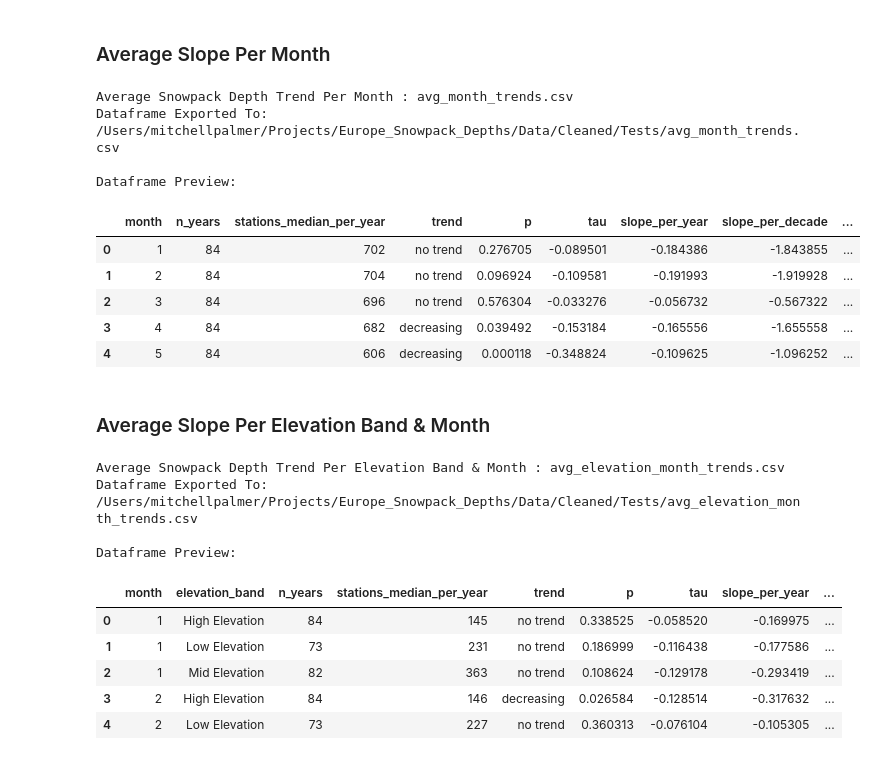
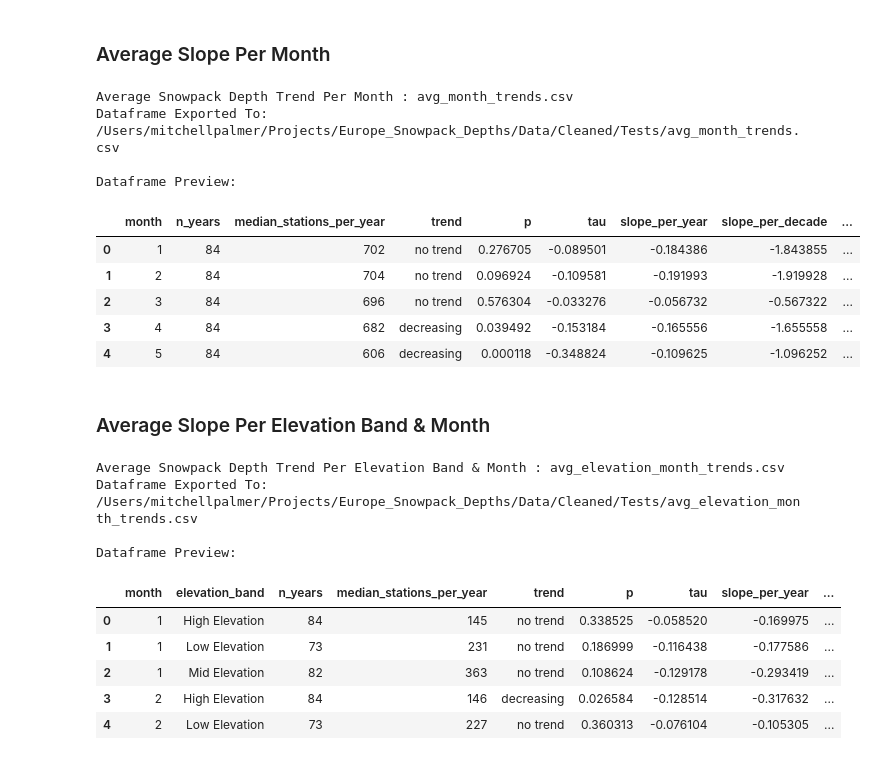
Before and after one commit to Mitch-P-Analyst/Europe_Snowpack_Depths, a Jupyter notebook: Notebooks/03_Statistical_Testing.ipynb, the cells around one changed output. Saved outputs shown, nothing was run; the diff lists cells and outputs as text; code cells hidden in the pictures.

```diff
--- a/Notebooks/03_Statistical_Testing.ipynb
+++ b/Notebooks/03_Statistical_Testing.ipynb
@@ -435,6 +440,9 @@ CSV Exported To: /Users/mitchellpalmer/Projects/Europe_Snowpack_Depths/Data/Clea
 ### Average Slope Per Country Month
 # %%
+# Minimum number of data years require for each Weather Station to be considered for testing
 MIN_YEARS = 30
+
+# Minimum number of stations per year
 MIN_STATIONS_PER_YEAR = 10  # coverage guardrail
 
 # 1) Build a country–year–month aggregate series (mean across stations that year)
@@ -475,7 +483,7 @@ def mk_country_month(group_df: pd.DataFrame) -> pd.Series:
     if n_years < MIN_YEARS:
         return pd.Series({
             'n_years': n_years,
-            'stations_median_per_year': stations_median,
+            'median_stations_per_year': stations_median,
             'stations_min_per_year': stations_min,
             'stations_max_per_year': stations_max,
             'p': np.nan,
@@ -496,7 +504,7 @@ def mk_country_month(group_df: pd.DataFrame) -> pd.Series:
     # 5) Assemble result row for this (country, month)
     return pd.Series({
         'n_years': n_years,
-        'stations_median_per_year': stations_median,
+        'median_stations_per_year': stations_median,
         'trend':results.trend,
         'p': results.p,
         'tau': results.Tau,
@@ -537,7 +651,10 @@ Dataframe Preview:
 # %% [markdown]
 ### Average Slope Per Month
 # %%
+# Minimum number of data years require for each Weather Station to be considered for testing
 MIN_YEARS = 30
+
+# Minimum number of stations per year
 MIN_STATIONS_PER_YEAR = 10  # coverage guardrail
 
 # 1) Build a year–month aggregate series (mean across stations that year for all countries)
@@ -575,7 +692,7 @@ def mk_month(group_df: pd.DataFrame) -> pd.Series:
     if n_years < MIN_YEARS:
         return pd.Series({
             'n_years': n_years,
-            'stations_median_per_year': stations_median,
+            'median_stations_per_year': stations_median,
             'p': np.nan,
             'tau': np.nan,
             'slope_per_year': np.nan,
@@ -595,38 +712,38 @@ def mk_month(group_df: pd.DataFrame) -> pd.Series:
     # 5) Assemble result row for this (month)
     return pd.Series({
         'n_years': n_years,
-        'stations_median_per_year': stations_median,
+        'median_stations_per_year': stations_median,
         'trend':result.trend,
         'p': result.p,
         'tau': result.Tau,
         'slope_per_year': result.slope,          # cm/year
         'slope_per_decade': result.slope * 10,   # cm/decade
         'variant': variant,
     })
 
 month_macro = (
     cm_month.groupby('month', group_keys=False)
     .apply(mk_month)
     .reset_index()
 )
 
 try:
     month_macro_path = REPO_ROOT / 'Data/Cleaned/Tests/avg_month_trends.csv'
     month_macro.to_csv(month_macro_path)
     if month_macro_path.exists():
         print(f'Average Snowpack Depth Trend Per Month : {month_macro_path.name} \n'
               f'Dataframe Exported To: {month_macro_path} \n')
 except Exception as e:
     print('Dataframe Failed to Export \n')
 
 print('Dataframe Preview: \n')
 month_macro.head(5)
 # %% [output]
 Average Snowpack Depth Trend Per Month : avg_month_trends.csv
 Dataframe Exported To: /Users/mitchellpalmer/Projects/Europe_Snowpack_Depths/Data/Cleaned/Tests/avg_month_trends.csv
 
 Dataframe Preview:
-|  | month | n_years | stations_median_per_year | trend | p | tau | slope_per_year | slope_per_decade | ... |
+|  | month | n_years | median_stations_per_year | trend | p | tau | slope_per_year | slope_per_decade | ... |
 | 0 | 1 | 84 | 702 | no trend | 0.276705 | -0.089501 | -0.184386 | -1.843855 | ... |
 | 1 | 2 | 84 | 704 | no trend | 0.096924 | -0.109581 | -0.191993 | -1.919928 | ... |
 | 2 | 3 | 84 | 696 | no trend | 0.576304 | -0.033276 | -0.056732 | -0.567322 | ... |
@@ -676,7 +793,7 @@ def mk_elevation(group_df: pd.DataFrame) -> pd.Series:
     if n_years < MIN_YEARS:
         return pd.Series({
             'n_years': n_years,
-            'stations_median_per_year': stations_median,
+            'median_stations_per_year': stations_median,
             'p': np.nan,
             'tau': np.nan,
             'slope_per_year': np.nan,
@@ -696,7 +813,7 @@ def mk_elevation(group_df: pd.DataFrame) -> pd.Series:
     # 5) Assubme result row for this test (Elevation Band)
     return pd.Series({
         'n_years': n_years,
-        'stations_median_per_year': stations_median,
+        'median_stations_per_year': stations_median,
         'trend':result.trend,
         'p': result.p,
         'tau': result.Tau,
@@ -727,7 +844,7 @@ Average Snowpack Depth Trend Per Elevation Band & Month : avg_elevation_month_tr
 Dataframe Exported To: /Users/mitchellpalmer/Projects/Europe_Snowpack_Depths/Data/Cleaned/Tests/avg_elevation_month_trends.csv
 
 Dataframe Preview:
-|  | month | elevation_band | n_years | stations_median_per_year | trend | p | tau | slope_per_year | ... |
+|  | month | elevation_band | n_years | median_stations_per_year | trend | p | tau | slope_per_year | ... |
 | 0 | 1 | High Elevation | 84 | 145 | no trend | 0.338525 | -0.058520 | -0.169975 | ... |
 | 1 | 1 | Low Elevation | 73 | 231 | no trend | 0.186999 | -0.116438 | -0.177586 | ... |
 | 2 | 1 | Mid Elevation | 82 | 363 | no trend | 0.108624 | -0.129178 | -0.293419 | ... |
```
Also changed, not shown: parts of 13 cells of this notebook, 8 other files.
